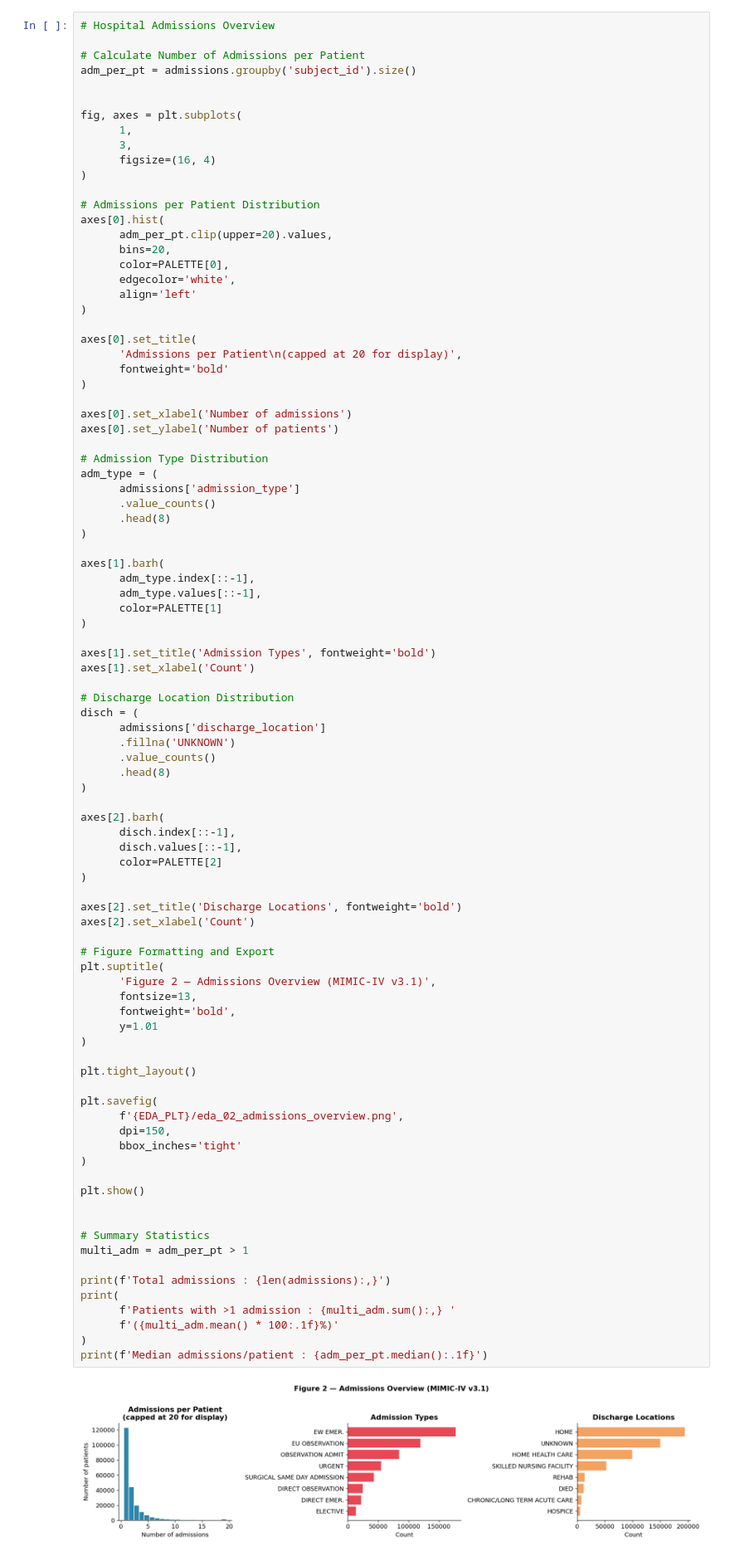
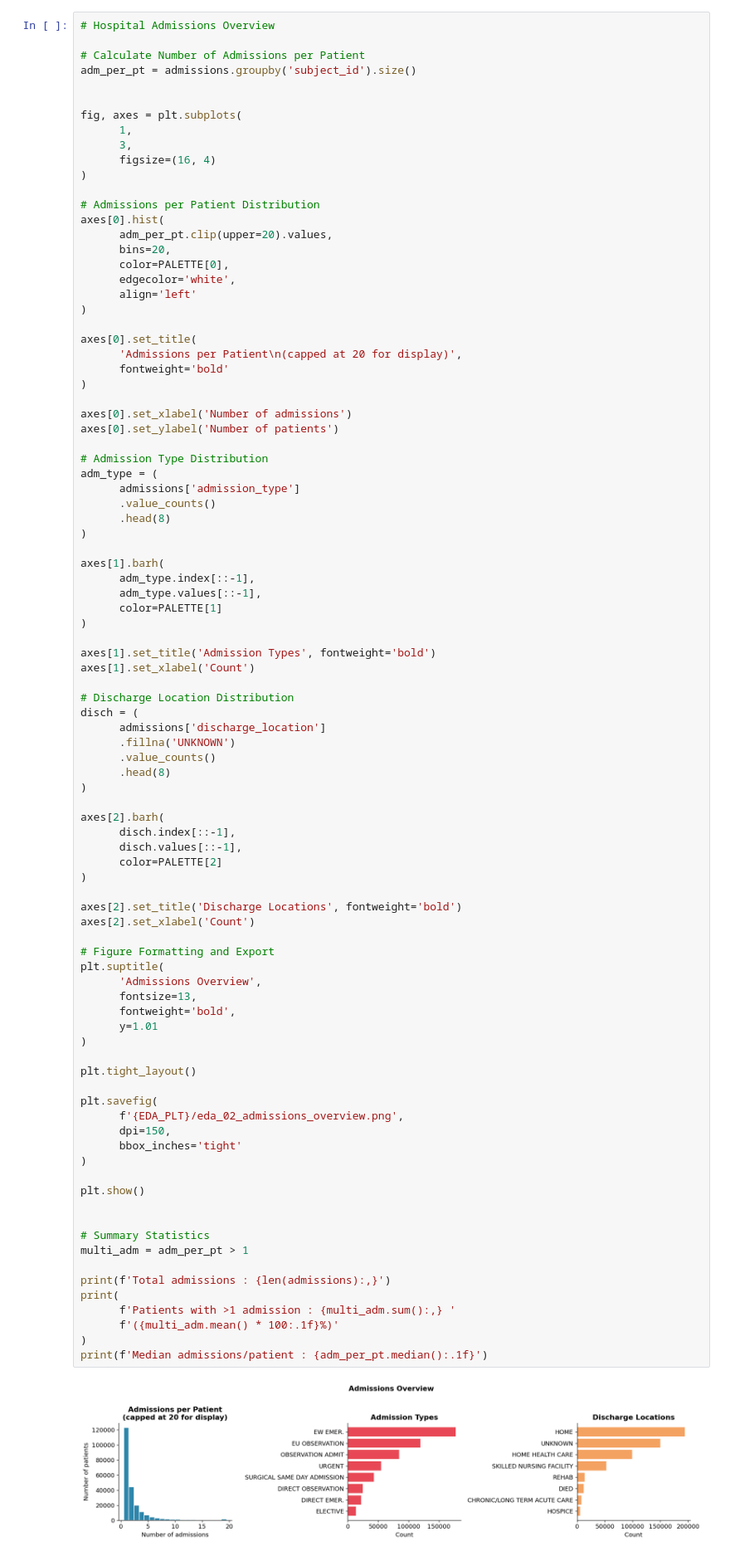
Before and after one commit to GitSentinel/medical_nlp_deterioration, a Jupyter notebook: notebooks/01_data_exploration.ipynb, the cells around one changed output. Shown at 83% size. Drawn from its saved outputs; the diff is of its cells as text.

```diff
--- a/notebooks/01_data_exploration.ipynb
+++ b/notebooks/01_data_exploration.ipynb
@@ -393,35 +389,35 @@ axes[2].set_title('Discharge Locations', fontweight='bold')
 axes[2].set_xlabel('Count')
 
 # Figure Formatting and Export
 plt.suptitle(
-      'Figure 2 — Admissions Overview (MIMIC-IV v3.1)',
+      'Admissions Overview',
       fontsize=13,
       fontweight='bold',
       y=1.01
 )
 
 plt.tight_layout()
 
 plt.savefig(
       f'{EDA_PLT}/eda_02_admissions_overview.png',
       dpi=150,
       bbox_inches='tight'
 )
 
 plt.show()
 
 
 # Summary Statistics
 multi_adm = adm_per_pt > 1
 
 print(f'Total admissions : {len(admissions):,}')
 print(
       f'Patients with >1 admission : {multi_adm.sum():,} '
       f'({multi_adm.mean() * 100:.1f}%)'
 )
 print(f'Median admissions/patient : {adm_per_pt.median():.1f}')
 # %% [output]
-[figure, old version]
+[figure, new version]
 Total admissions : 546,028
 Patients with >1 admission : 100,163 (44.8%)
 Median admissions/patient : 1.0
```
Also changed, not shown: parts of 12 cells of this notebook, 49 other files.
